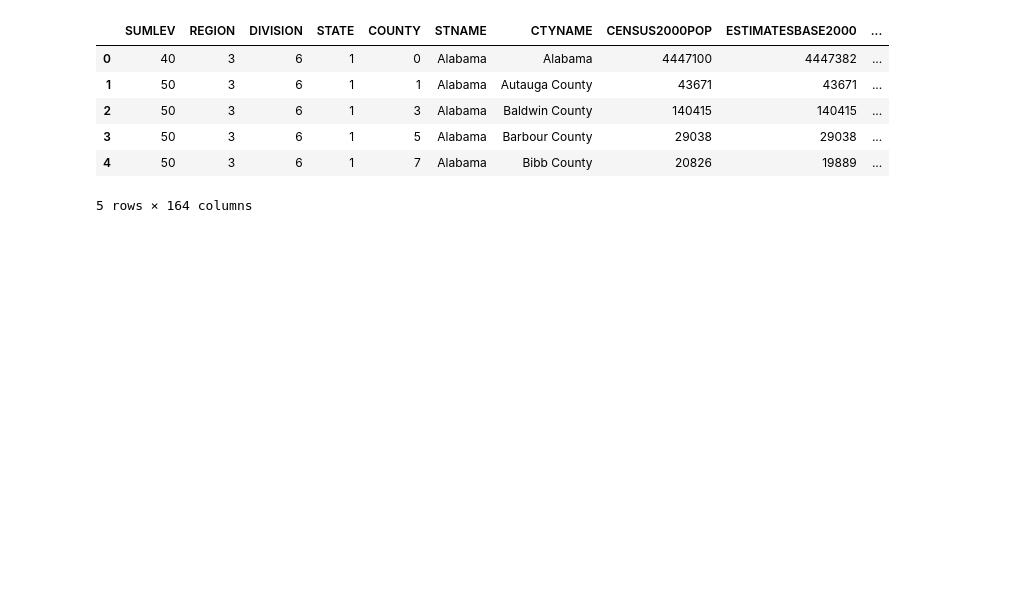
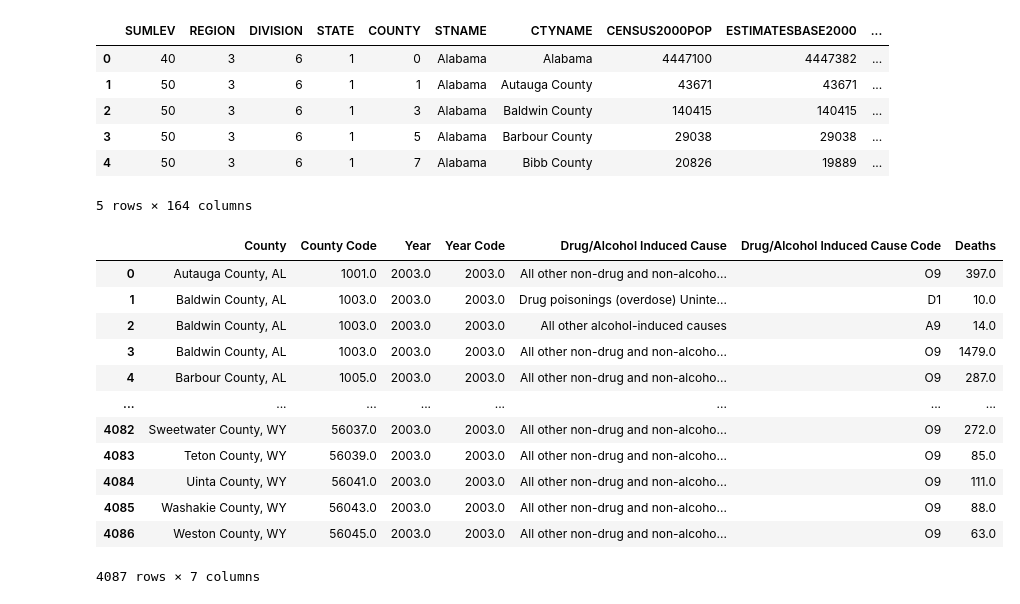
Before and after one commit to YZhu0225/Estimating-the-Impact-of-Opioid-Control-Policies, a Jupyter notebook: 10_code/practice.ipynb, the cells around one changed output. Saved outputs shown, nothing was run; the diff lists cells and outputs as text; code cells hidden in the pictures; blank space fills up the shorter version.

```diff
--- a/10_code/practice.ipynb
+++ b/10_code/practice.ipynb
@@ -34,0 +74,18 @@ al_pop[pop_columns]
+# %%
+al_deaths_03.drop('Notes', axis=1, inplace=True)
+al_deaths_03.dropna(how='all', inplace=True)
+al_deaths_03
+# %% [output]
+|  | County | County Code | Year | Year Code | Drug/Alcohol Induced Cause | Drug/Alcohol Induced Cause Code | Deaths |
+| 0 | Autauga County, AL | 1001.0 | 2003.0 | 2003.0 | All other non-drug and non-alcoho... | O9 | 397.0 |
+| 1 | Baldwin County, AL | 1003.0 | 2003.0 | 2003.0 | Drug poisonings (overdose) Uninte... | D1 | 10.0 |
+| 2 | Baldwin County, AL | 1003.0 | 2003.0 | 2003.0 | All other alcohol-induced causes | A9 | 14.0 |
+| 3 | Baldwin County, AL | 1003.0 | 2003.0 | 2003.0 | All other non-drug and non-alcoho... | O9 | 1479.0 |
+| 4 | Barbour County, AL | 1005.0 | 2003.0 | 2003.0 | All other non-drug and non-alcoho... | O9 | 287.0 |
+| ... | ... | ... | ... | ... | ... | ... | ... |
+| 4082 | Sweetwater County, WY | 56037.0 | 2003.0 | 2003.0 | All other non-drug and non-alcoho... | O9 | 272.0 |
+| 4083 | Teton County, WY | 56039.0 | 2003.0 | 2003.0 | All other non-drug and non-alcoho... | O9 | 85.0 |
+| 4084 | Uinta County, WY | 56041.0 | 2003.0 | 2003.0 | All other non-drug and non-alcoho... | O9 | 111.0 |
+| 4085 | Washakie County, WY | 56043.0 | 2003.0 | 2003.0 | All other non-drug and non-alcoho... | O9 | 88.0 |
+| 4086 | Weston County, WY | 56045.0 | 2003.0 | 2003.0 | All other non-drug and non-alcoho... | O9 | 63.0 |
+4087 rows × 7 columns
```
Also changed, not shown: parts of 5 cells of this notebook.
